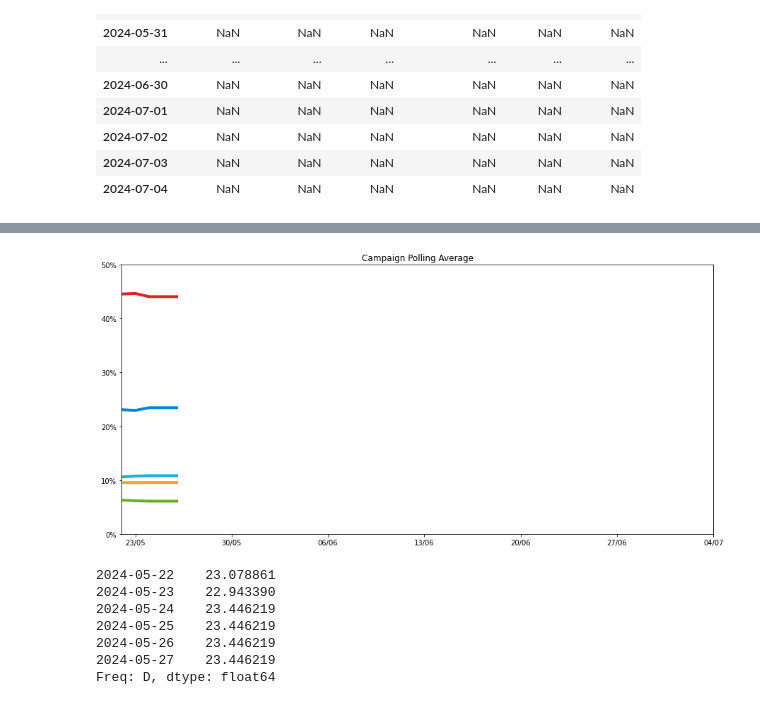
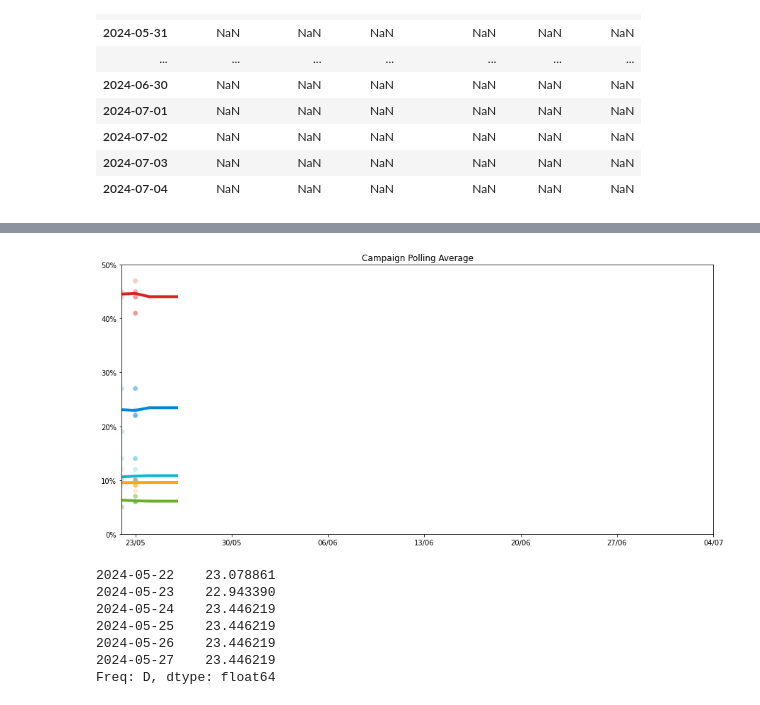
Before and after one commit to AndyLawton/uk_general_election_polls, a Jupyter notebook: main.ipynb, the cells around one changed output, grey strips where cells are left out. Saved outputs shown, nothing was run; the diff lists cells and outputs as text; code cells hidden in the pictures.

Commit message:
Add polls to campaign chart

```diff
--- a/main.ipynb
+++ b/main.ipynb
@@ -731,7 +731,7 @@ pollsters_latest.sort_values('date_started', ascending=False)
 top_five = {'Ipsos MORI': 100,
             'Opinium': 79,
             'YouGov': 77,
-            'Kantar Public': 69,
+            'Verian': 69,
             'Number Cruncher Politics': 61,
             'Survation': 59,
             'Panelbase': 57,
@@ -744,13 +744,16 @@ top_five = {'Ipsos MORI': 100,
             'Redfield & Wilton Strategies': 34*.75,
             'Techne UK': 34*.75,
             'JL Partners Polls': 34*.75,
-            'PeoplePolling': 34*.75,
-            'Omnisis': 34*.75,
+            'PeoplePolling': 34*0.1,  # Huge outlier without caring for fundamental polling principles
+            'We Think': 34*.75,
+            'More in Common': 34*.75,
+            'Whitestone Insight': 34*.75,
+            'Lord Ashcroft Polls': 34,
             }
 
 top_two = {'Ipsos MORI': 100,
            'Survation': 85,
-           'Kantar Public': 85,
+           'Verian': 85,
            'Panelbase': 74,
            'Number Cruncher Politics': 71,
            'Opinium': 71,
@@ -764,8 +767,11 @@ top_two = {'Ipsos MORI': 100,
            'Redfield & Wilton Strategies': 34*.75,
            'Techne UK': 34*.75,
            'JL Partners Polls': 34*.75,
-           'PeoplePolling': 34*.75,
-           'Omnisis': 34*.75,
+           'PeoplePolling': 34*0.1,  # Huge outlier without caring for fundamental polling principles
+           'We Think': 34*.75,
+           'More in Common': 34*.75,
+           'Whitestone Insight': 34*.75,
+           'Lord Ashcroft Polls': 34,
            }
 # %%
 (71*3 + 79*2 + 100)/6
@@ -861,3 +867,6 @@ current_average
 | 2024-07-02 | NaN | NaN | NaN | NaN | NaN | NaN |
 | 2024-07-03 | NaN | NaN | NaN | NaN | NaN | NaN |
 | 2024-07-04 | NaN | NaN | NaN | NaN | NaN | NaN |
+# %%
+campaign_polls = one_year_polls[one_year_polls[reporting_date] >= campaign_start].copy()
+campaign_polls['pollster_weight'] = campaign_polls['pollster'].apply(get_pollster_weight)
@@ -870,34 +900,49 @@ fig = plt.figure(figsize=(15, 7))
 fig.set_facecolor('white')
 ax = plt.gca()
 
 for party in parties_to_include:
     plt.plot_date(
         x=averages_per_day.index,
         y=averages_per_day[party],
         fmt='-',
         color=party_colors[party],
         linewidth=4)
+
+#Plot campaign polls as scatter
+for party in parties_to_include:
+    plt.scatter(
+        x=campaign_polls[reporting_date],
+        y=campaign_polls[party],
+        color=party_colors[party],
+        alpha=campaign_polls['pollster_weight']/100 *0.6 ,
+        s=50,
+        marker='o',
+        edgecolors='white',
+        linewidths=0.5
+    )
+
+
 
 ax.set_yticks(arange(0, 51, 10), minor=False)
 #major_locator = plt.matplotlib.dates.DayLocator(interval=7)
 major_locator = plt.matplotlib.dates.WeekdayLocator(byweekday=plt.matplotlib.dates.TH, interval=1)
 major_fmt = plt.matplotlib.dates.DateFormatter('%d/%m')
 
 ax.xaxis.set_major_locator(major_locator)
 ax.xaxis.set_major_formatter(major_fmt)
 
 ax.yaxis.set_major_formatter(plt.matplotlib.ticker.FuncFormatter(lambda x, p: f'{x/100:.0%}'))
 
 #set xlim
 ax.set_xlim([campaign_start, election_date])
 
 plot_title = 'Campaign Polling Average'
 plt.title(plot_title)
 # source = 'Source: Wikipedia - Opinion polling for the next United Kingdom general election'
 # plt.annotate(source, (1, 0), (0, -20), xycoords='axes fraction', textcoords='offset points', va='top', ha='right')
 fig.savefig('html_outputs/campaign_polling.png', bbox_inches='tight', pad_inches=0.2)
 # %% [output]
-[figure, old version]
+[figure, new version]
 # %%
 # %% [output]
 2024-05-22    23.078861
```
Also changed, not shown: parts of 2 cells of this notebook, 1 other file.
